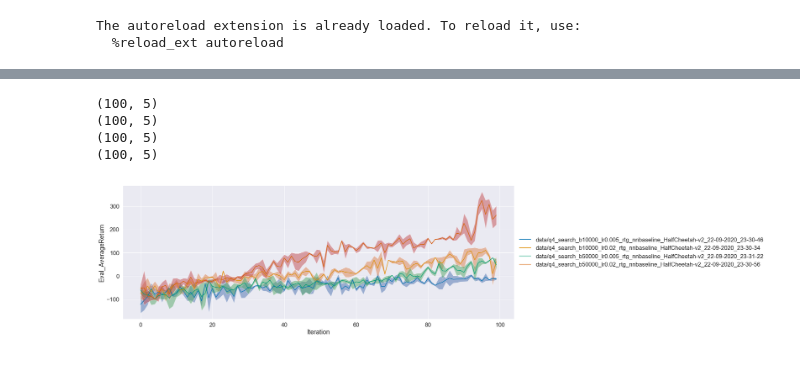
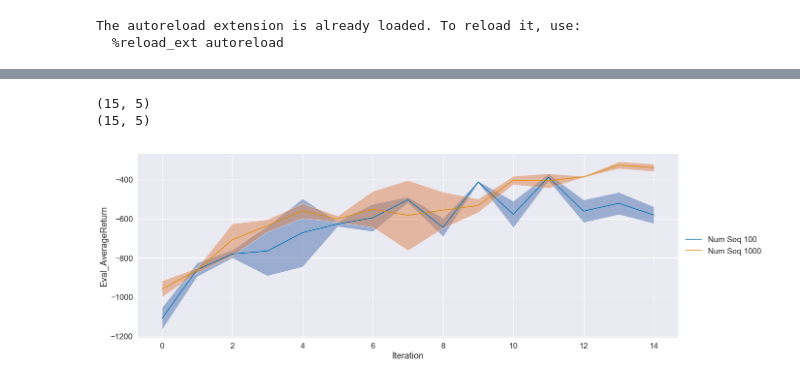
Before and after one commit to Max-Fu/homework_fall2020, a Jupyter notebook: hw4/visualization.ipynb, the cells around one changed output, grey strips where cells are left out. Saved outputs shown, nothing was run; the diff lists cells and outputs as text; code cells hidden in the pictures.

```diff
--- a/hw4/visualization.ipynb
+++ b/hw4/visualization.ipynb
@@ -192,16 +209,12 @@ plot(q4_experiments, head='data', legend=['Ensember 1', 'Ensemble 3', 'Ensemble
 # %%
 # Adjust files in these two lists! The following is an example from my system where
 # I had these as my directory names.
 q4_experiments = [
-    'q4_search_b10000_lr0.005_rtg_nnbaseline_HalfCheetah-v2_22-09-2020_23-30-46',
-    'q4_search_b10000_lr0.02_rtg_nnbaseline_HalfCheetah-v2_22-09-2020_23-30-34',
-    'q4_search_b50000_lr0.005_rtg_nnbaseline_HalfCheetah-v2_22-09-2020_23-31-22',
-    'q4_search_b50000_lr0.02_rtg_nnbaseline_HalfCheetah-v2_22-09-2020_23-30-56'
+    'hw4_q4_reacher_numseq100_reacher-cs285-v0_29-10-2020_02-29-02',
+    'hw4_q4_reacher_numseq1000_reacher-cs285-v0_29-10-2020_02-40-30'
 ]
-plot(q4_experiments, head='data', legend=None, plot_values='Eval_AverageReturn', other_value='Eval_StdReturn')
+plot(q4_experiments, head='data', legend=['Num Seq 100', 'Num Seq 1000'], plot_values='Eval_AverageReturn', other_value='Eval_StdReturn')
 # %% [output]
-(100, 5)
-(100, 5)
-(100, 5)
-(100, 5)
+(15, 5)
+(15, 5)
-[figure, old version]
+[figure, new version]
```
Also changed, not shown: parts of 6 cells of this notebook, 1 other file.
